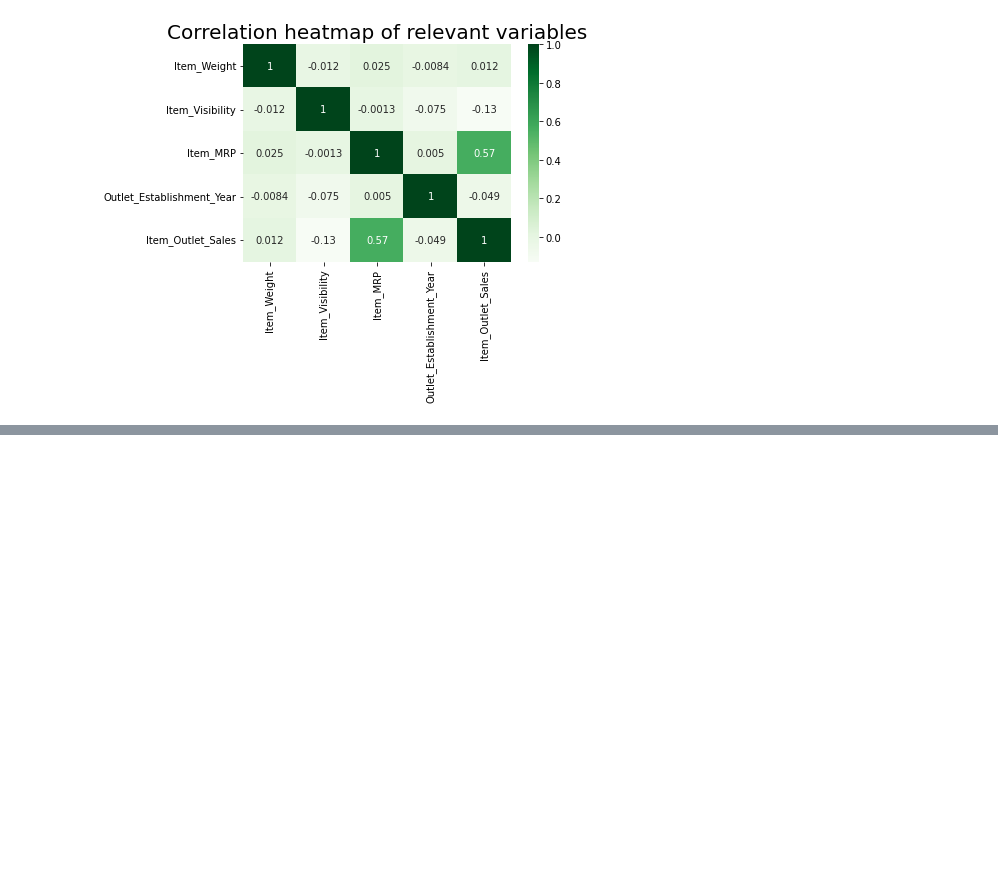
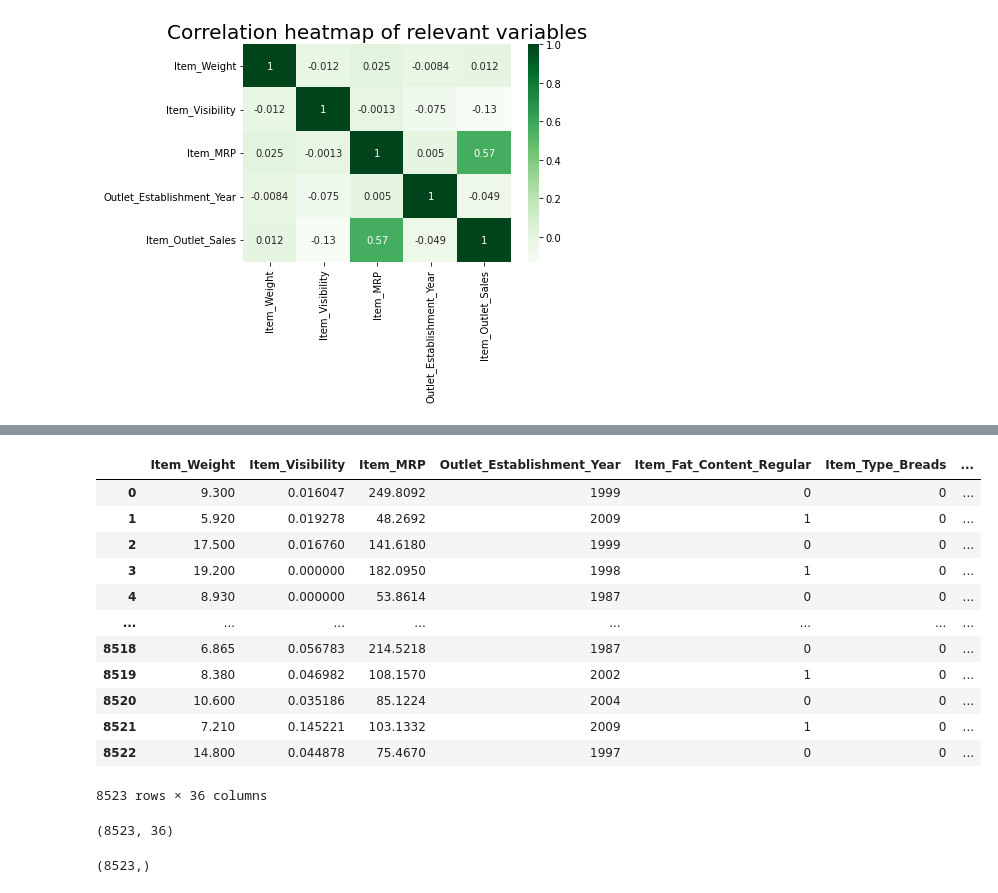
Before and after one commit to ivnizhnik/Sales_Predictions_DataScienceProject, a Jupyter notebook: Sales_Predictions_DataScienceProject.ipynb, the cells around one changed output, grey strips where cells are left out. Cells and saved outputs as stored; diff of their text form; code cells hidden in the pictures; blank space fills up the shorter version.

```diff
--- a/Sales_Predictions_DataScienceProject.ipynb
+++ b/Sales_Predictions_DataScienceProject.ipynb
@@ -603,0 +635,4 @@ plt.title('Correlation heatmap of relevant variables', fontsize = 20, c='k');
+# %%
+# 1) Transform the categorical variable into by dummy encoding it.
+# Method 1: Pandas get_dummies
+ohe_df = pd.get_dummies(df, columns = ['Item_Fat_Content', 'Item_Type', 'Outlet_Identifier', 'Outlet_Size', 'Outlet_Location_Type', 'Outlet_Type'], drop_first = True)
@@ -603,0 +668,56 @@ plt.title('Correlation heatmap of relevant variables', fontsize = 20, c='k');
+# %%
+# 2) Separate your data into the features matrix (X) and target vector (y).
+
+features_outlet =['Item_Weight',
+            'Item_Visibility',
+            'Item_MRP',
+            'Outlet_Establishment_Year',
+            'Item_Fat_Content_Regular',
+            'Item_Type_Breads',
+            'Item_Type_Breakfast',
+            'Item_Type_Canned',
+            'Item_Type_Dairy',
+            'Item_Type_Frozen Foods',
+            'Item_Type_Fruits and Vegetables',
+            'Item_Type_Hard Drinks',
+            'Item_Type_Health and Hygiene',
+            'Item_Type_Household',
+            'Item_Type_Meat',
+            'Item_Type_Others',
+            'Item_Type_Seafood',
+            'Item_Type_Snack Foods',
+            'Item_Type_Soft Drinks',
+            'Item_Type_Starchy Foods',
+            'Outlet_Identifier_OUT013',
+            'Outlet_Identifier_OUT017',
+            'Outlet_Identifier_OUT018',
+            'Outlet_Identifier_OUT019',
+            'Outlet_Identifier_OUT027',
+            'Outlet_Identifier_OUT035',
+            'Outlet_Identifier_OUT045',
+            'Outlet_Identifier_OUT046',
+            'Outlet_Identifier_OUT049',
+            'Outlet_Size_Medium',
+            'Outlet_Size_Small',
+            'Outlet_Location_Type_Tier 2',
+            'Outlet_Location_Type_Tier 3',
+            'Outlet_Type_Supermarket Type1',
+            'Outlet_Type_Supermarket Type2',
+            'Outlet_Type_Supermarket Type3']
+
+# Get columns for features matrix
+ohe_df.loc[:, features_outlet]
+# %% [output]
+|  | Item_Weight | Item_Visibility | Item_MRP | Outlet_Establishment_Year | Item_Fat_Content_Regular | Item_Type_Breads | ... |
+| 0 | 9.300 | 0.016047 | 249.8092 | 1999 | 0 | 0 | ... |
+| 1 | 5.920 | 0.019278 | 48.2692 | 2009 | 1 | 0 | ... |
+| 2 | 17.500 | 0.016760 | 141.6180 | 1999 | 0 | 0 | ... |
+| 3 | 19.200 | 0.000000 | 182.0950 | 1998 | 1 | 0 | ... |
+| 4 | 8.930 | 0.000000 | 53.8614 | 1987 | 0 | 0 | ... |
+| ... | ... | ... | ... | ... | ... | ... | ... |
+| 8518 | 6.865 | 0.056783 | 214.5218 | 1987 | 0 | 0 | ... |
+| 8519 | 8.380 | 0.046982 | 108.1570 | 2002 | 1 | 0 | ... |
+| 8520 | 10.600 | 0.035186 | 85.1224 | 2004 | 0 | 0 | ... |
+| 8521 | 7.210 | 0.145221 | 103.1332 | 2009 | 1 | 0 | ... |
+| 8522 | 14.800 | 0.044878 | 75.4670 | 1997 | 0 | 0 | ... |
+8523 rows × 36 columns
@@ -603,0 +726,4 @@ plt.title('Correlation heatmap of relevant variables', fontsize = 20, c='k');
+# %%
+X.shape
+# %% [output]
+(8523, 36)
@@ -603,0 +734,4 @@ plt.title('Correlation heatmap of relevant variables', fontsize = 20, c='k');
+# %%
+y.shape
+# %% [output]
+(8523,)
```
Also changed, not shown: parts of 24 cells of this notebook.
